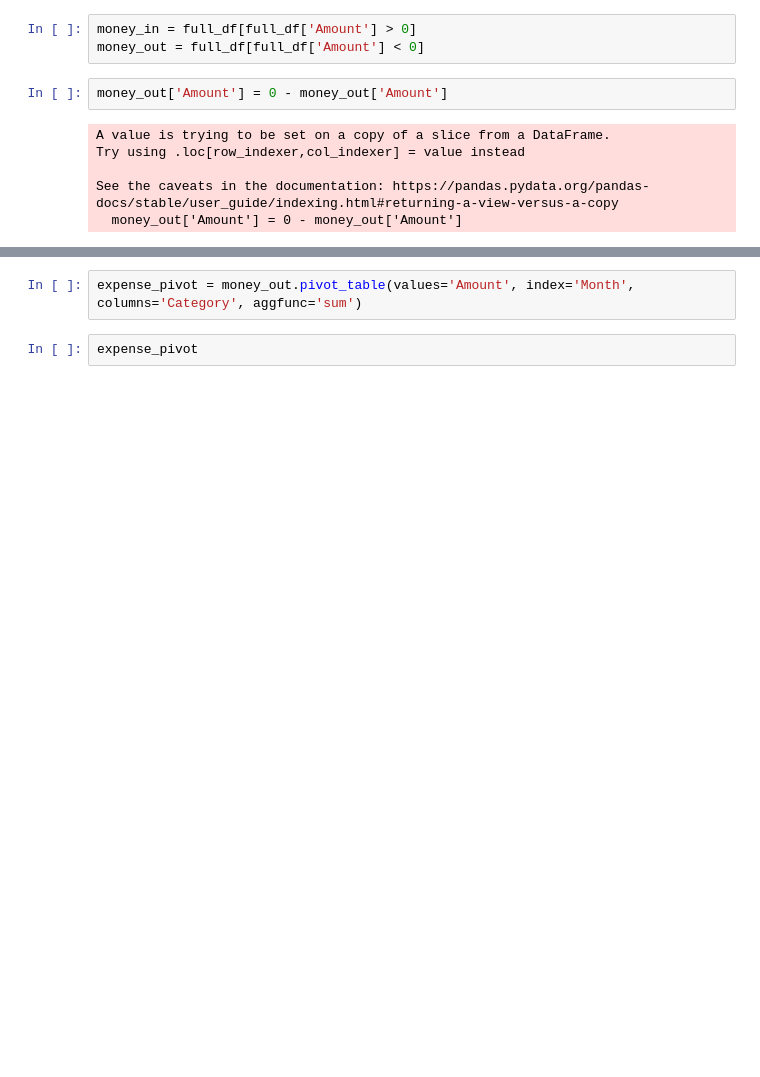
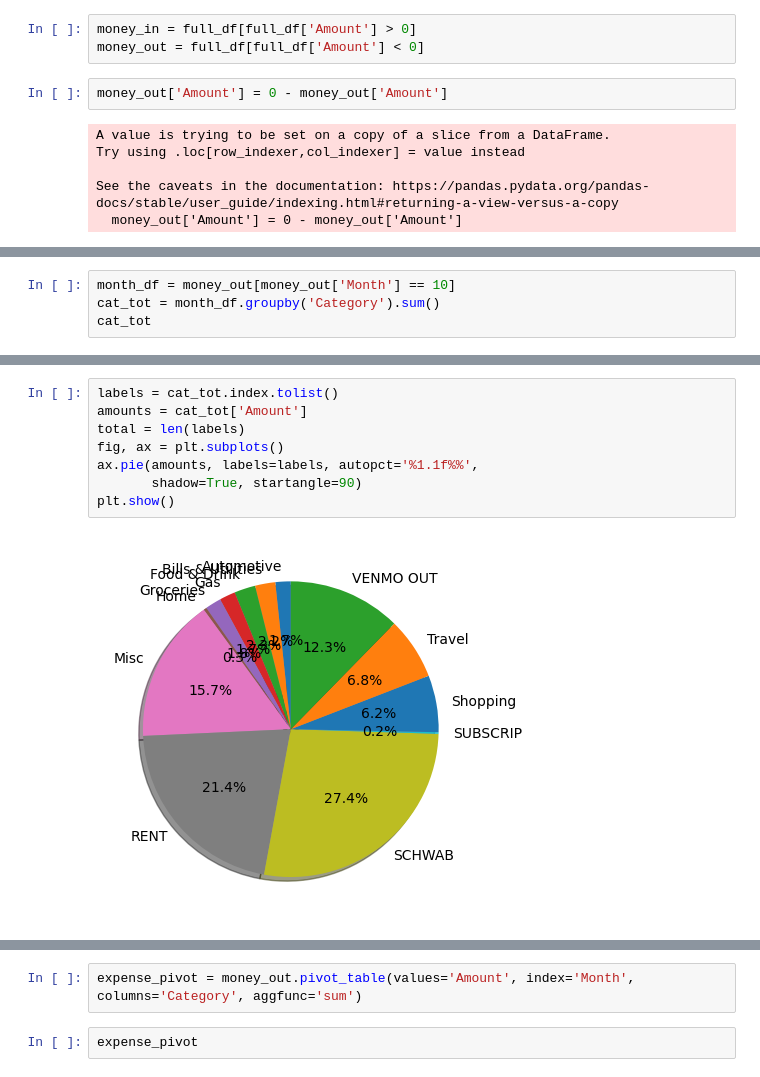
Before and after one commit to willdavis111/Budget_DA, a Jupyter notebook: Budget_app.ipynb, the cells around one changed output, grey strips where cells are left out. Saved outputs shown, nothing was run; the diff lists cells and outputs as text; blank space fills up the shorter version.

```diff
--- a/Budget_app.ipynb
+++ b/Budget_app.ipynb
@@ -110,0 +148,4 @@ money_in[money_in['Category'] == 'VENMO IN']
+# %%
+month_df = money_out[money_out['Month'] == 10]
+cat_tot = month_df.groupby('Category').sum()
+cat_tot
@@ -110,0 +168,10 @@ money_in[money_in['Category'] == 'VENMO IN']
+# %%
+labels = cat_tot.index.tolist()
+amounts = cat_tot['Amount']
+total = len(labels)
+fig, ax = plt.subplots()
+ax.pie(amounts, labels=labels, autopct='%1.1f%%',
+       shadow=True, startangle=90)
+plt.show()
+# %% [output]
+[figure, added]
```
Also changed, not shown: parts of 19 cells of this notebook.
